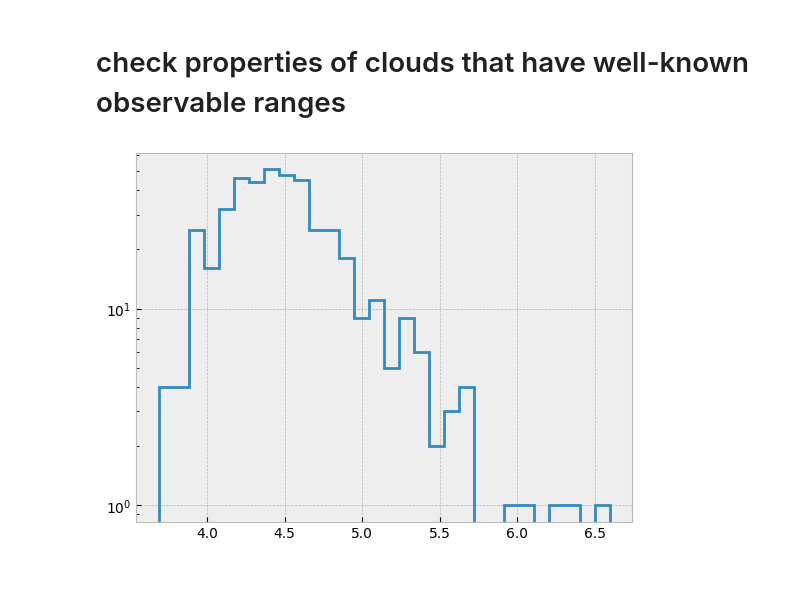
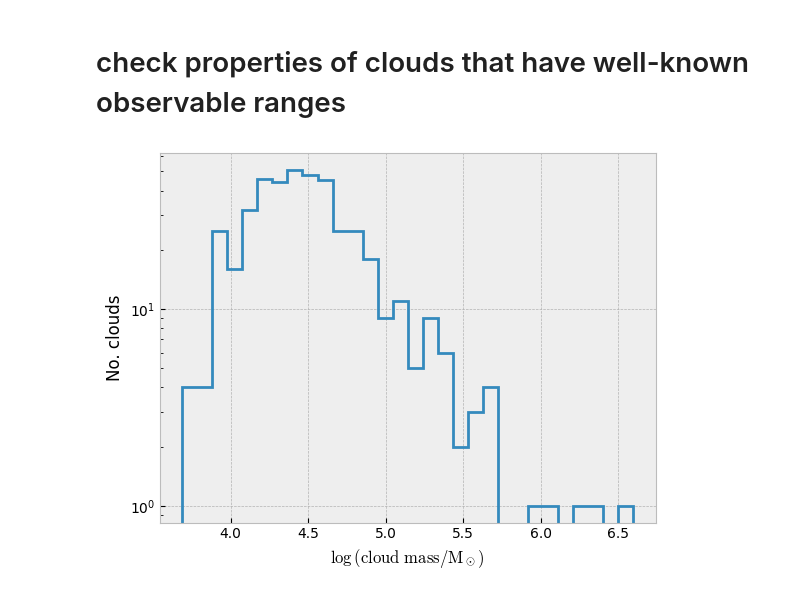
Before and after one commit to sjeffreson/cloud_evolution_networks, a Jupyter notebook: check_cloud-ID.ipynb, the cells around one changed output. Saved outputs shown, nothing was run; the diff lists cells and outputs as text; code cells hidden in the pictures.

```diff
--- a/check_cloud-ID.ipynb
+++ b/check_cloud-ID.ipynb
@@ -50,9 +54,11 @@ plt.show()
 # %%
 # masses should be between 1E4 and 1E8 solar masses, with a peak around 1E4 or 1E5
 plt.hist(np.log10(np.array(cloud_dict_of_lists['mass'])/ah.Msol_to_g), bins=30, histtype='step', log=True, lw=2)
+plt.xlabel(r'$\log{({\rm cloud~mass}/{\rm M}_\odot)}$')
+plt.ylabel('No. clouds')
 plt.show()
 # %% [output]
-[figure, old version]
+[figure, new version]
 # %%
 # velocity dispersions should vary from around 1 to 15 km/s
 plt.hist(np.log10(np.array(cloud_dict_of_lists['veldispz'])/ah.kms_to_cms), bins=30, lw=2, histtype='step', log=True)
```
Also changed, not shown: parts of 4 cells of this notebook, 3 other files.
